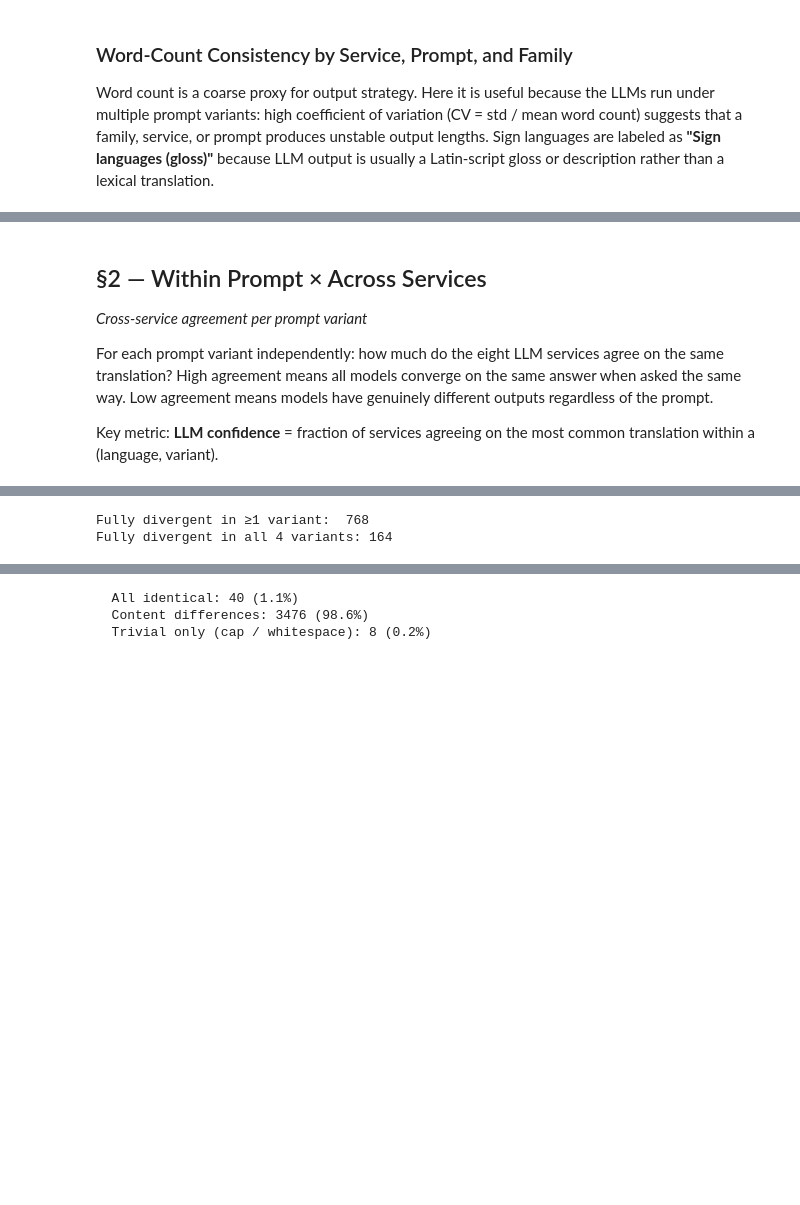
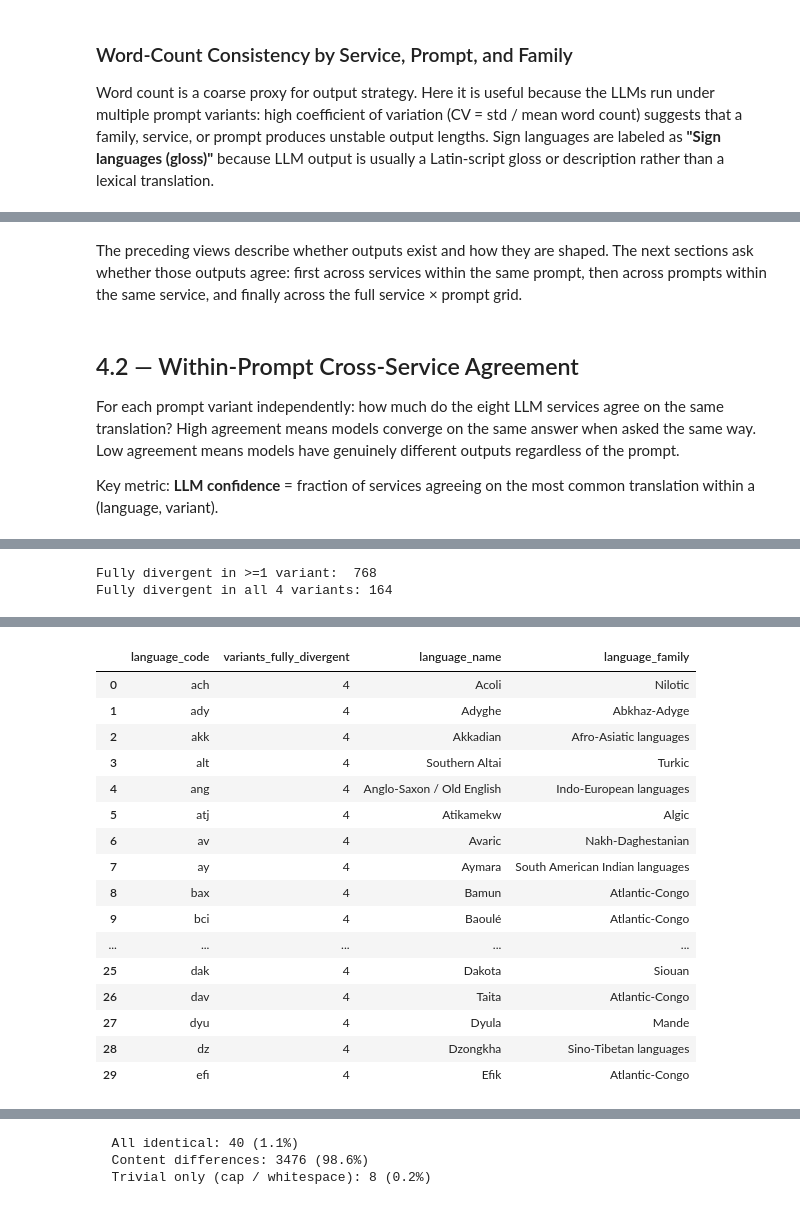
Before and after one commit to CodingDH/translation-transmogrification-pipeline, a Jupyter notebook: notebooks/04_prompt_services.ipynb, the cells around one changed output, grey strips where cells are left out. Drawn from its saved outputs; the diff is of its cells as text; code cells hidden in the pictures; blank space fills up the shorter version.

```diff
--- a/notebooks/04_prompt_services.ipynb
+++ b/notebooks/04_prompt_services.ipynb
@@ -157,7 +165,7 @@ detail_df: 10572 rows | llm_df: 7048 rows
 from scripts.exploration.translation_classifier import curate_translation
 
 flags_path = os.path.join(EVAL_DIR, 'automated_review_signals.csv')
-quality_flags = read_csv_file(flags_path)
+review_signals = read_csv_file(flags_path)
 
 FLAG_ANNOTATION_COLS = [
     'language_code',
@@ -166,7 +174,7 @@ FLAG_ANNOTATION_COLS = [
     'has_extreme_term_length', 'has_unicode_escape', 'has_any_mixing',
     'quality_flags', 'flag_count',
 ]
-scored_df = scored_df.merge(quality_flags[FLAG_ANNOTATION_COLS], on='language_code', how='left')
+scored_df = scored_df.merge(review_signals[FLAG_ANNOTATION_COLS], on='language_code', how='left')
 
 excl_path = os.path.join(EVAL_DIR, 'manual_exclusions.csv')
 if os.path.exists(excl_path):
@@ -446,9 +497,10 @@ Heatmap includes 44 families with at least one valid family × variant CV.
 [interactive output not drawn]
+# %% [markdown]
+The preceding views describe whether outputs exist and how they are shaped. The next sections ask whether those outputs agree: first across services within the same prompt, then across prompts within the same service, and finally across the full service × prompt grid.
 # %% [markdown]
-## §2 — Within Prompt × Across Services
-_Cross-service agreement per prompt variant_
+## 4.2 — Within-Prompt Cross-Service Agreement
 
-For each prompt variant independently: how much do the eight LLM services agree on the same translation? High agreement means all models converge on the same answer when asked the same way. Low agreement means models have genuinely different outputs regardless of the prompt.
+For each prompt variant independently: how much do the eight LLM services agree on the same translation? High agreement means models converge on the same answer when asked the same way. Low agreement means models have genuinely different outputs regardless of the prompt.
 
 Key metric: **LLM confidence** = fraction of services agreeing on the most common translation within a (language, variant).
 # %%
@@ -519,20 +571,18 @@ fully_divergent = (
     ]
     .groupby('language_code').size()
     .reset_index(name='variants_fully_divergent')
-    .sort_values('variants_fully_divergent', ascending=False)
+    .sort_values(['variants_fully_divergent', 'language_code'], ascending=[False, True])
 )
-print(f'Fully divergent in ≥1 variant:  {len(fully_divergent)}')
+print(f'Fully divergent in >=1 variant:  {len(fully_divergent)}')
 print(f'Fully divergent in all 4 variants: '
       f'{(fully_divergent["variants_fully_divergent"] == 4).sum()}')
 
-alt.Chart(fully_divergent.head(30)).mark_bar().encode(
-    y=alt.Y('language_code:N', sort='-x', title=None),
-    x=alt.X('variants_fully_divergent:Q',
-            title='variants where LLMs are highly divergent (<=25% agree)',
-            scale=alt.Scale(domain=[0, 4])),
-    tooltip=['language_code:N', 'variants_fully_divergent:Q'],
-).properties(width=350, height=500,
-             title='Most consistently divergent languages (top 30)')
+if not fully_divergent.empty:
+    divergent_detail = fully_divergent.merge(
+        scored_df[['language_code', 'language_name', 'language_family']].drop_duplicates(),
+        on='language_code', how='left'
+    )
+    display(divergent_detail.head(30))
 # %% [output]
-Fully divergent in ≥1 variant:  768
+Fully divergent in >=1 variant:  768
 Fully divergent in all 4 variants: 164
@@ -540,3 +589,20 @@ Fully divergent in all 4 variants: 164
+|  | language_code | variants_fully_divergent | language_name | language_family |
+| 0 | ach | 4 | Acoli | Nilotic |
+| 1 | ady | 4 | Adyghe | Abkhaz-Adyge |
+| 2 | akk | 4 | Akkadian | Afro-Asiatic languages |
+| 3 | alt | 4 | Southern Altai | Turkic |
+| 4 | ang | 4 | Anglo-Saxon / Old English | Indo-European languages |
+| 5 | atj | 4 | Atikamekw | Algic |
+| 6 | av | 4 | Avaric | Nakh-Daghestanian |
+| 7 | ay | 4 | Aymara | South American Indian languages |
+| 8 | bax | 4 | Bamun | Atlantic-Congo |
+| 9 | bci | 4 | Baoulé | Atlantic-Congo |
+| ... | ... | ... | ... | ... |
+| 25 | dak | 4 | Dakota | Siouan |
+| 26 | dav | 4 | Taita | Atlantic-Congo |
+| 27 | dyu | 4 | Dyula | Mande |
+| 28 | dz | 4 | Dzongkha | Sino-Tibetan languages |
+| 29 | efi | 4 | Efik | Atlantic-Congo |
 # %%
 comp_mean = (
     scored_df[scored_df['llm_total_services'] > 0]
```
Also changed, not shown: parts of 19 cells of this notebook, 6 other files.
